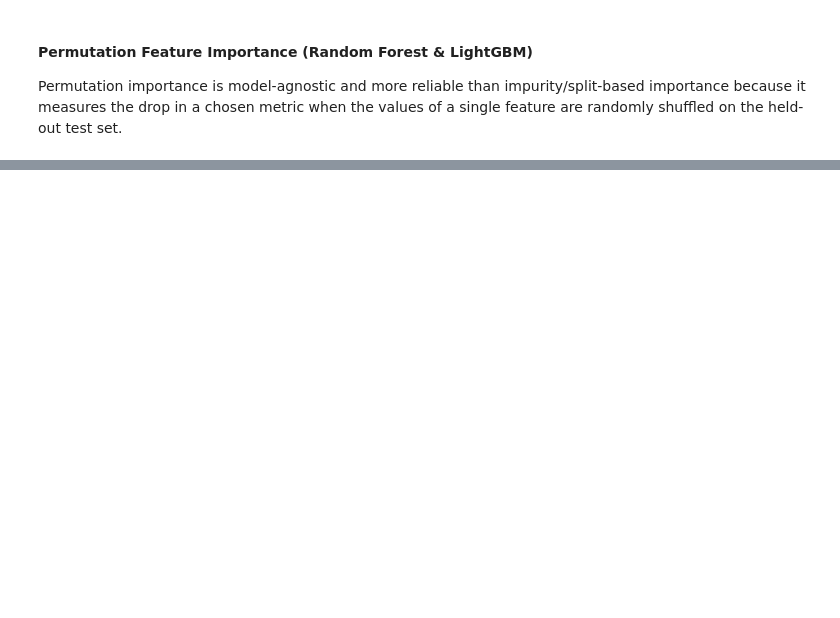
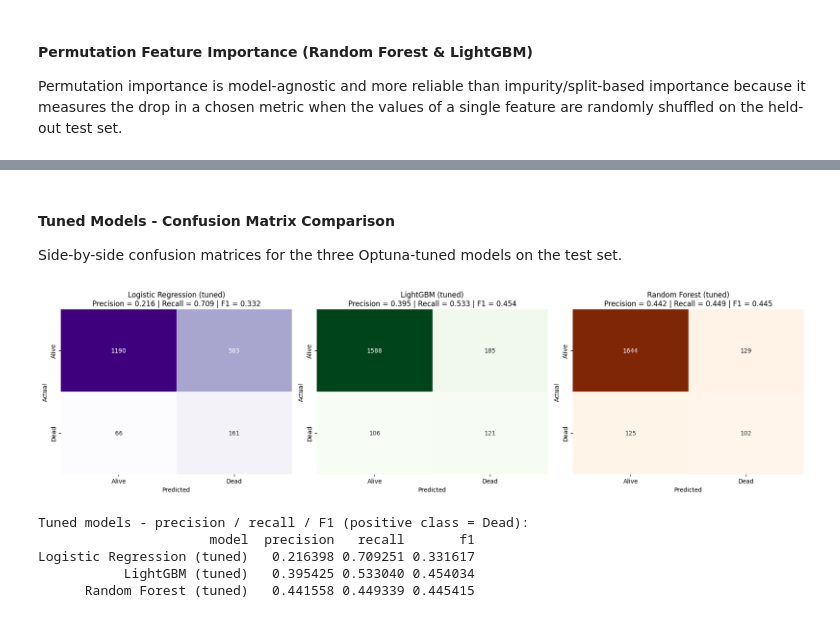
Before and after one commit to vizcayal/ai-on-healthcare, a Jupyter notebook: hw5/hw5.ipynb, the cells around one changed output, grey strips where cells are left out. Drawn from its saved outputs; the diff is of its cells as text; code cells hidden in the pictures; blank space fills up the shorter version.

```diff
--- a/hw5/hw5.ipynb
+++ b/hw5/hw5.ipynb
@@ -983,0 +963,54 @@ ethnicity_BLACK/AFRICAN AMERICAN         0.005053        0.001567
+# %% [markdown]
+#### Tuned Models - Confusion Matrix Comparison
+
+Side-by-side confusion matrices for the three Optuna-tuned models on the test set.
+# %%
+from sklearn.metrics import confusion_matrix, f1_score, precision_score, recall_score
+import matplotlib.pyplot as plt
+import seaborn as sns
+
+# Collect tuned model predictions (already computed above)
+tuned_results = [
+    ("Logistic Regression (tuned)", y_pred_optuna,    "Purples"),
+    ("LightGBM (tuned)",            y_pred_lgb_tuned, "Greens"),
+    ("Random Forest (tuned)",       y_pred_rf_tuned,  "Oranges"),
+]
+
+fig, axes = plt.subplots(1, 3, figsize=(18, 5))
+labels = ['Alive', 'Dead']
+
+for ax, (name, y_pred, cmap) in zip(axes, tuned_results):
+    cm        = confusion_matrix(y_test, y_pred)
+    f1        = f1_score(y_test, y_pred)
+    precision = precision_score(y_test, y_pred, zero_division=0)
+    recall    = recall_score(y_test, y_pred, zero_division=0)
+
+    sns.heatmap(cm, annot=True, fmt='d', cmap=cmap,
+                xticklabels=labels, yticklabels=labels, cbar=False, ax=ax)
+    ax.set_xlabel('Predicted')
+    ax.set_ylabel('Actual')
+    ax.set_title(f"{name}\nPrecision = {precision:.3f} | Recall = {recall:.3f} | F1 = {f1:.3f}")
+
+plt.tight_layout()
+plt.show()
+
+# Also print a compact summary table
+import pandas as pd
+summary = pd.DataFrame([
+    {
+        "model":     name,
+        "precision": precision_score(y_test, y_pred, zero_division=0),
+        "recall":    recall_score(y_test, y_pred, zero_division=0),
+        "f1":        f1_score(y_test, y_pred),
+    }
+    for name, y_pred, _ in tuned_results
+])
+print("\nTuned models - precision / recall / F1 (positive class = Dead):")
+print(summary.to_string(index=False))
+# %% [output]
+[figure, added]
+Tuned models - precision / recall / F1 (positive class = Dead):
+                      model  precision   recall       f1
+Logistic Regression (tuned)   0.216398 0.709251 0.331617
+           LightGBM (tuned)   0.395425 0.533040 0.454034
+      Random Forest (tuned)   0.441558 0.449339 0.445415
```
Also changed, not shown: parts of 8 cells of this notebook, 3 other files.
